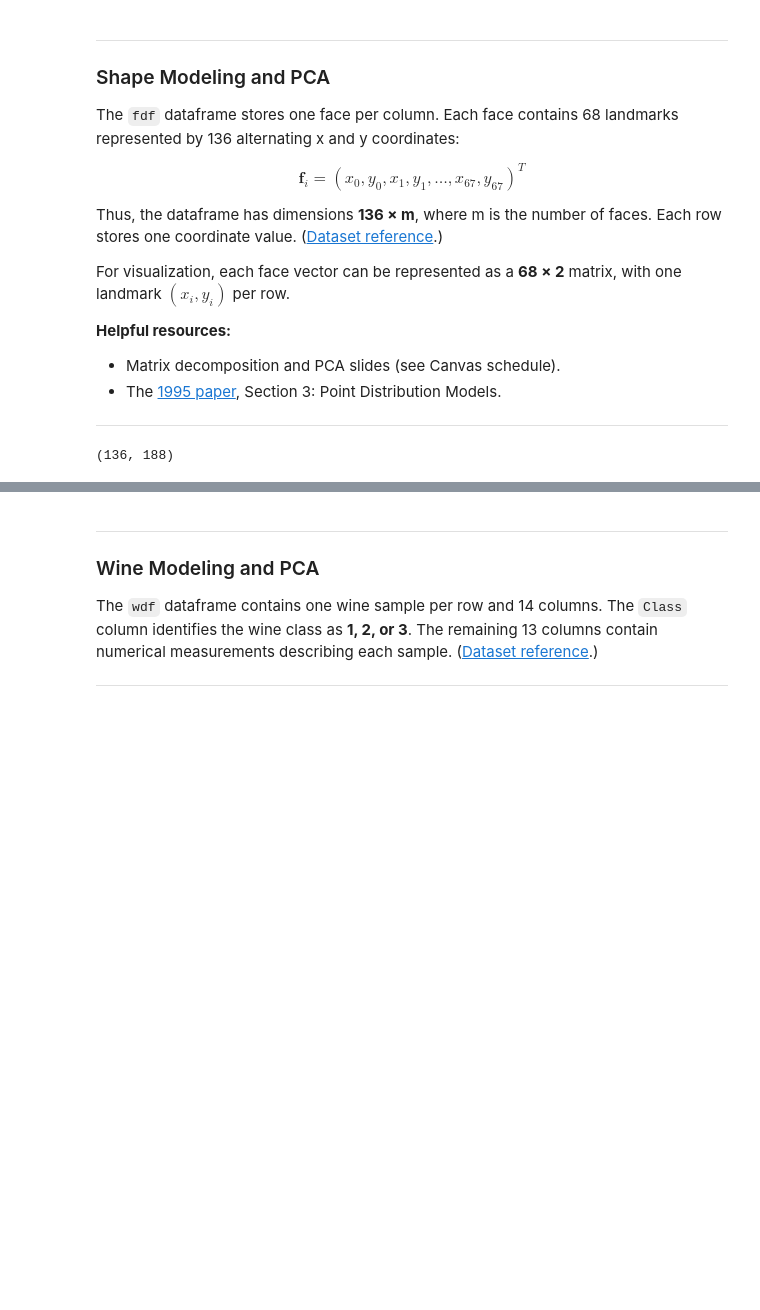
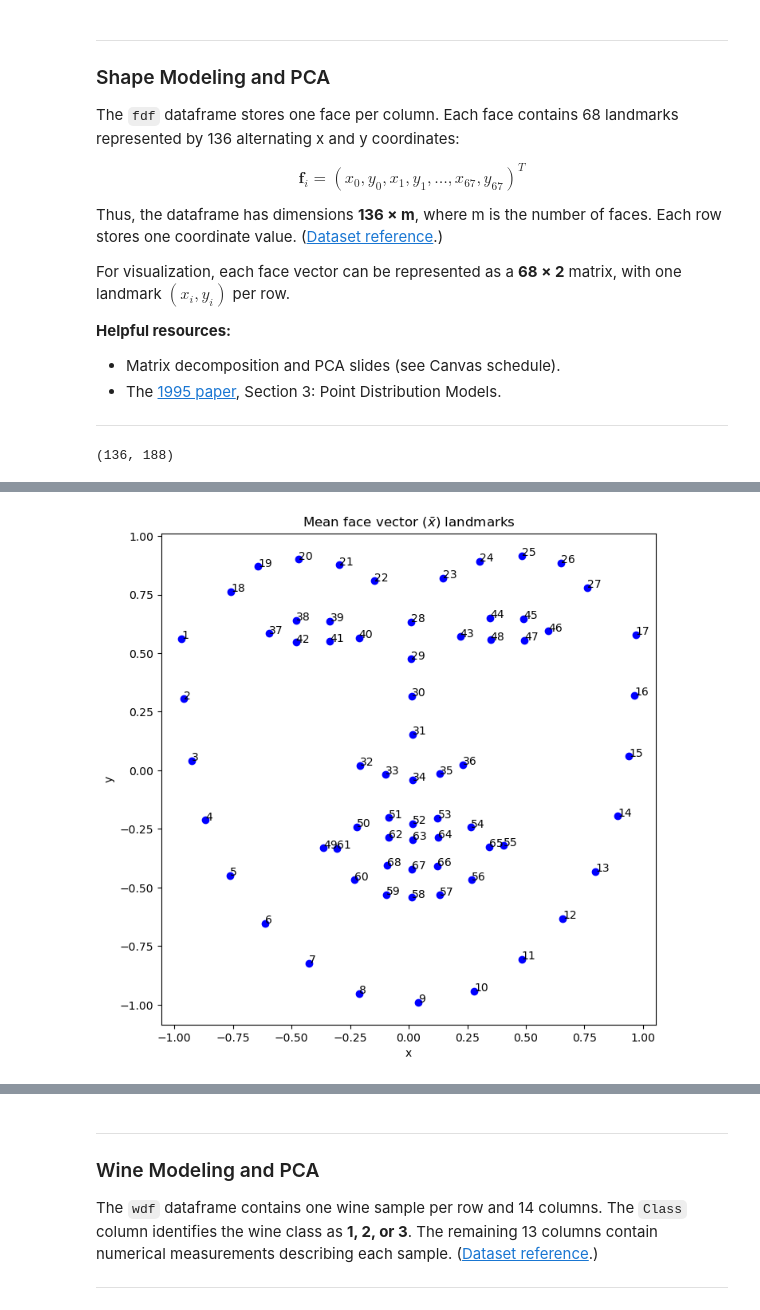
Before and after one commit to singsangwoo/COMP562_project2, a Jupyter notebook: P2.ipynb, the cells around one changed output, grey strips where cells are left out. Drawn from its saved outputs; the diff is of its cells as text; code cells hidden in the pictures; blank space fills up the shorter version.

```diff
--- a/P2.ipynb
+++ b/P2.ipynb
@@ -257,3 +253,25 @@ To receive full credit, your plotting solution must generate a scatter plot that
+# %%
+# --------------------------------------
+# Add your P2A coding solution below.
+# --------------------------------------
+
+x_bar = fdf_2.mean(axis = 1)
+face = x_bar.to_numpy().reshape(68, 2)
+
+plt.figure(figsize=(8,8))
+plt.scatter(face[:,0], face[:,1], color = "blue", marker="o")
+
+for i in range(68):
+    plt.text(face[i,0], face[i,1], str(i+1), fontsize = 10)
+
+plt.axis("equal")
+plt.xlabel("x")
+plt.ylabel("y")
+plt.title(r"Mean face vector ($\bar{x}$) landmarks")
+
+plt.show()
+# %% [output]
+[figure, added]
 # %% [markdown]
 ****
 
```
Also changed, not shown: parts of 5 cells of this notebook.
